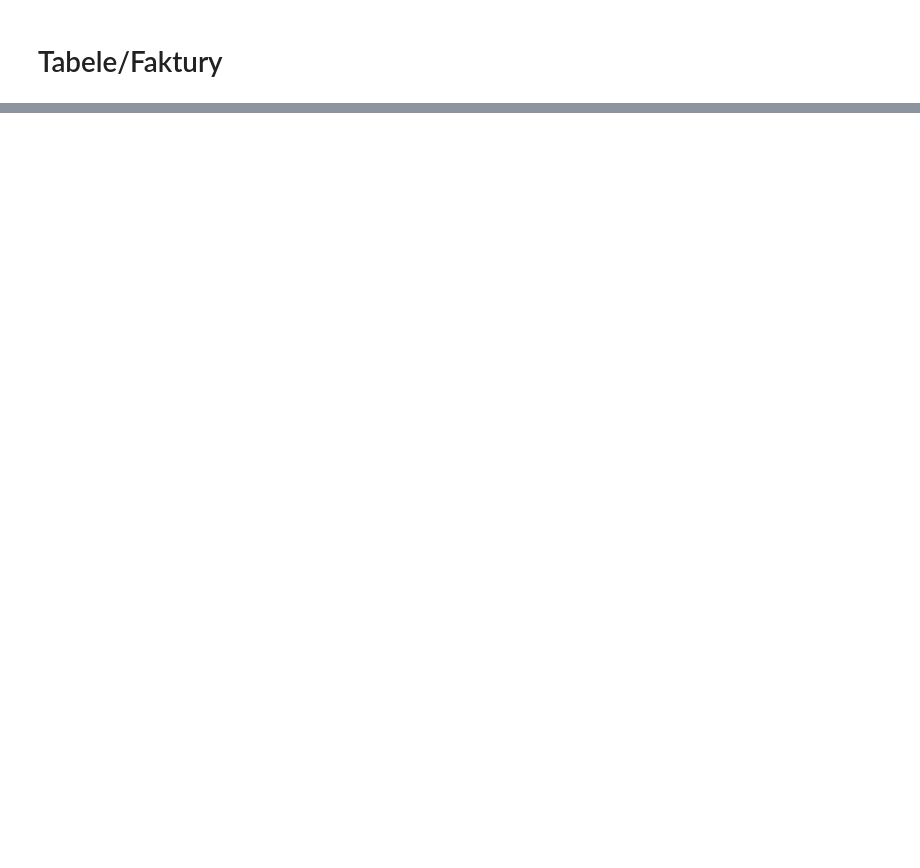
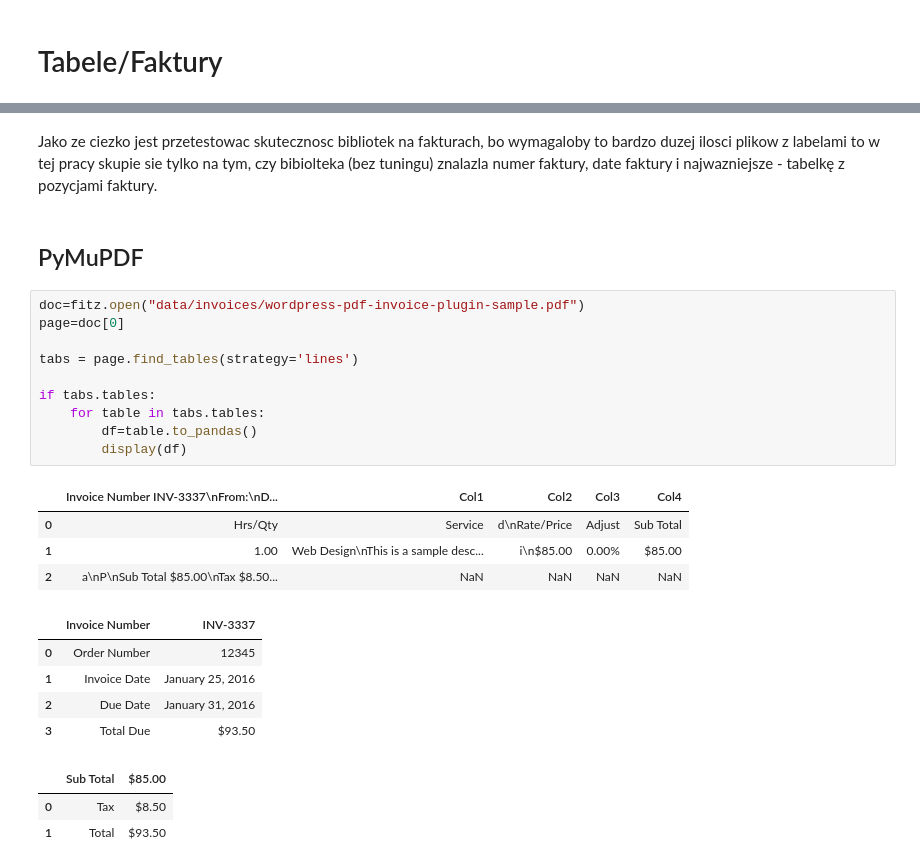
Before and after one commit to kacpro94/PDF-extracting-libraries-comparasion, a Jupyter notebook: projekt.ipynb, the cells around one changed output, grey strips where cells are left out. Cells and saved outputs as stored; diff of their text form; blank space fills up the shorter version.

```diff
--- a/projekt.ipynb
+++ b/projekt.ipynb
@@ -587,0 +242,27 @@ Wymiary tabeli: (5, 5) (Wiersze x Kolumny)
+# %% [markdown]
+Jako ze ciezko jest przetestowac skutecznosc bibliotek na fakturach, bo wymagaloby to bardzo duzej ilosci plikow z labelami to w tej pracy skupie sie tylko na tym, czy bibiolteka (bez tuningu) znalazla numer faktury, date faktury i najwazniejsze - tabelkę z pozycjami faktury.
+# %% [markdown]
+## PyMuPDF
+# %%
+doc=fitz.open("data/invoices/wordpress-pdf-invoice-plugin-sample.pdf")
+page=doc[0]
+
+tabs = page.find_tables(strategy='lines')
+
+if tabs.tables:
+    for table in tabs.tables:
+        df=table.to_pandas()
+        display(df)
+# %% [output]
+|  | Invoice Number INV-3337\nFrom:\nD... | Col1 | Col2 | Col3 | Col4 |
+| 0 | Hrs/Qty | Service | d\nRate/Price | Adjust | Sub Total |
+| 1 | 1.00 | Web Design\nThis is a sample desc... | i\n$85.00 | 0.00% | $85.00 |
+| 2 | a\nP\nSub Total $85.00\nTax $8.50... | NaN | NaN | NaN | NaN |
+|  | Invoice Number | INV-3337 |
+| 0 | Order Number | 12345 |
+| 1 | Invoice Date | January 25, 2016 |
+| 2 | Due Date | January 31, 2016 |
+| 3 | Total Due | $93.50 |
+|  | Sub Total | $85.00 |
+| 0 | Tax | $8.50 |
+| 1 | Total | $93.50 |
```
Also changed, not shown: parts of 24 cells of this notebook.
